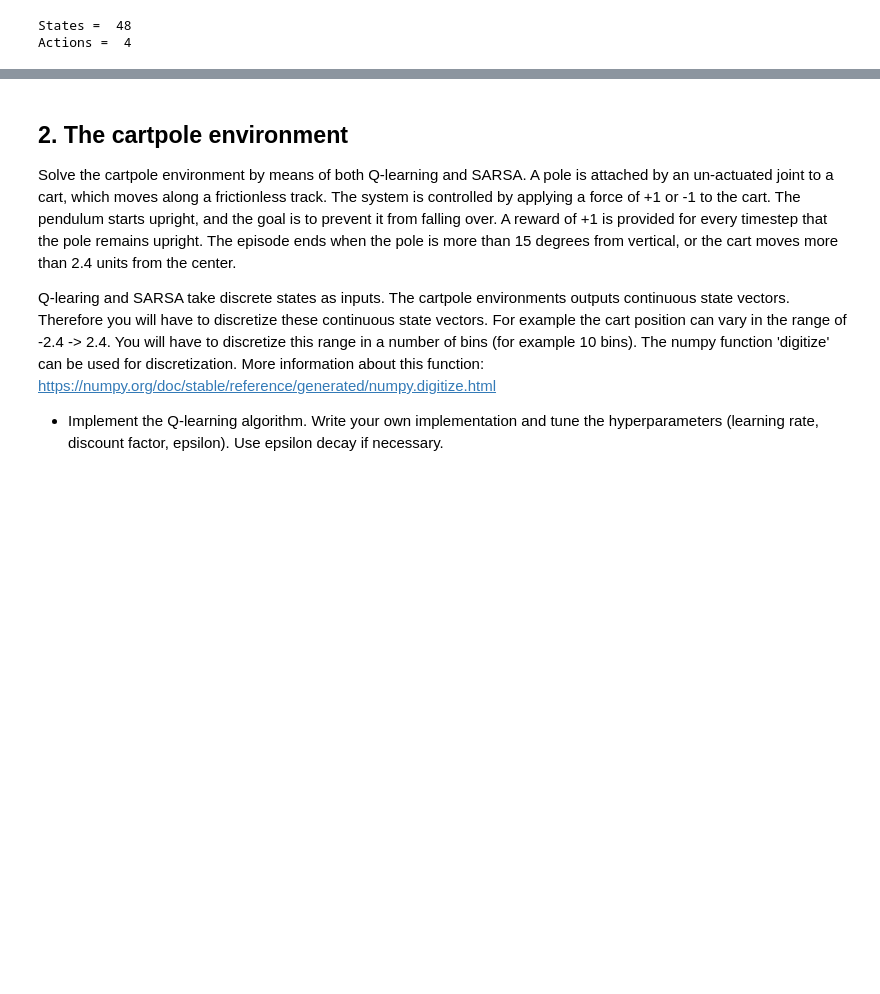
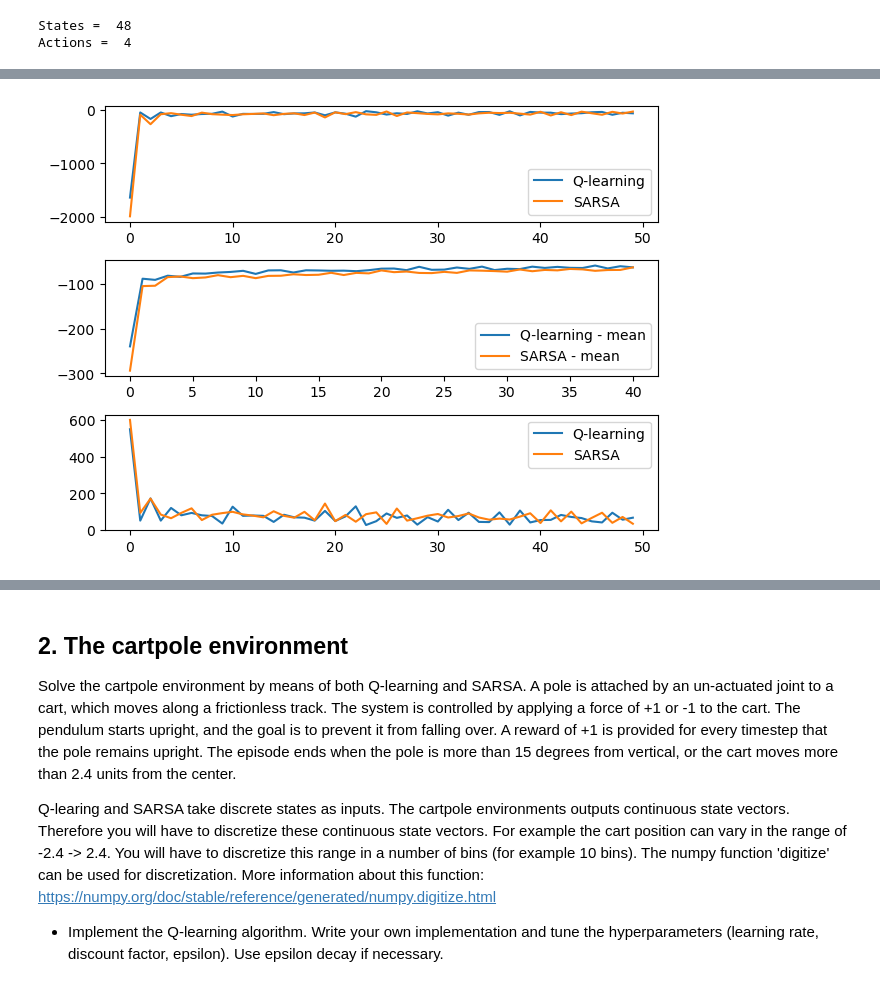
Before and after one commit to RichardVanraes/TDL, a Jupyter notebook: Session_03_Temporal_Diffence_Learning_Assignment.ipynb, the cells around one changed output, grey strips where cells are left out. Drawn from its saved outputs; the diff is of its cells as text; code cells hidden in the pictures; blank space fills up the shorter version.

```diff
--- a/Session_03_Temporal_Diffence_Learning_Assignment.ipynb
+++ b/Session_03_Temporal_Diffence_Learning_Assignment.ipynb
@@ -76,9 +76,21 @@ class Qagent:
+# %%
+# Calculate Moving averages
+def moving_average(source, window_size=2):
+    moving_averages = []
+    i = 0
+    while i < len(source) - window_size + 1:
+        window = source[i : i + window_size]
+        window_average = round(sum(window)/window_size, 2)
+        moving_averages.append(window_average)
+        i += 1
+    return moving_averages
 # %%
 # load the environment
 env = gym.make('cliff-v0')
 
 # Define a walking function
 def cliffwalk(James):
+    threshold = 600
     new_state = env.reset()
     done = False
     t = 0
@@ -91,13 +103,9 @@ def cliffwalk(James):
         new_state, reward, done, _ = env.step(action)
         James.update_qtable(new_state,current_state,reward)
         episode_reward = episode_reward + reward
+        if t > threshold: done = True
     timesteps = t
     return episode_reward, timesteps
-
-def moving_average(a, n=2):
-    ret = np.cumsum(a, dtype=float)
-    ret[n:] = ret[n:] -ret[:n]
-    return ret[n-1:]/n
 
 # Gymgrid properties
 env_states = env.observation_space.n # width = 12 x height = 4
@@ -174,0 +187,17 @@ ValueError: operands could not be broadcast together with shapes (40,) (10,)
+# %%
+fig, (ax1, ax2, ax3) = plt.subplots(3)
+ax1.plot(QLepisode_rewards, label='Q-learning')
+ax1.plot(SAepisode_rewards, label='SARSA')
+ax1.legend()
+
+ax2.plot(QLepisode_mean_rewards, label='Q-learning - mean')
+ax2.plot(SAepisode_mean_rewards, label='SARSA - mean')
+ax2.legend()
+
+ax3.plot(QLepisode_timesteps, label='Q-learning')
+ax3.plot(SAepisode_timesteps, label='SARSA')
+ax3.legend()
+plt.tight_layout()
+plt.show()
+# %% [output]
+[figure, added]
```
Also changed, not shown: parts of 5 cells of this notebook.
